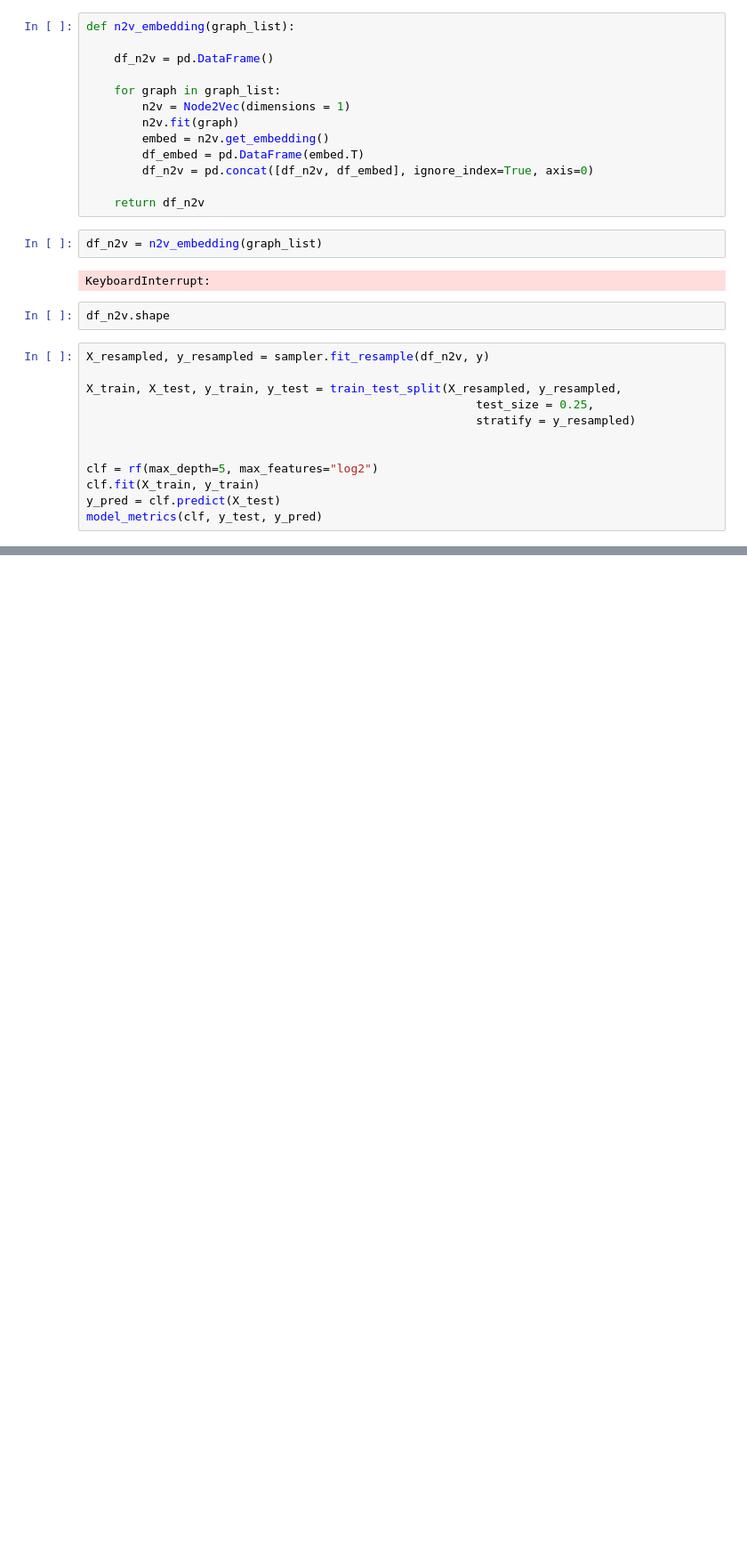
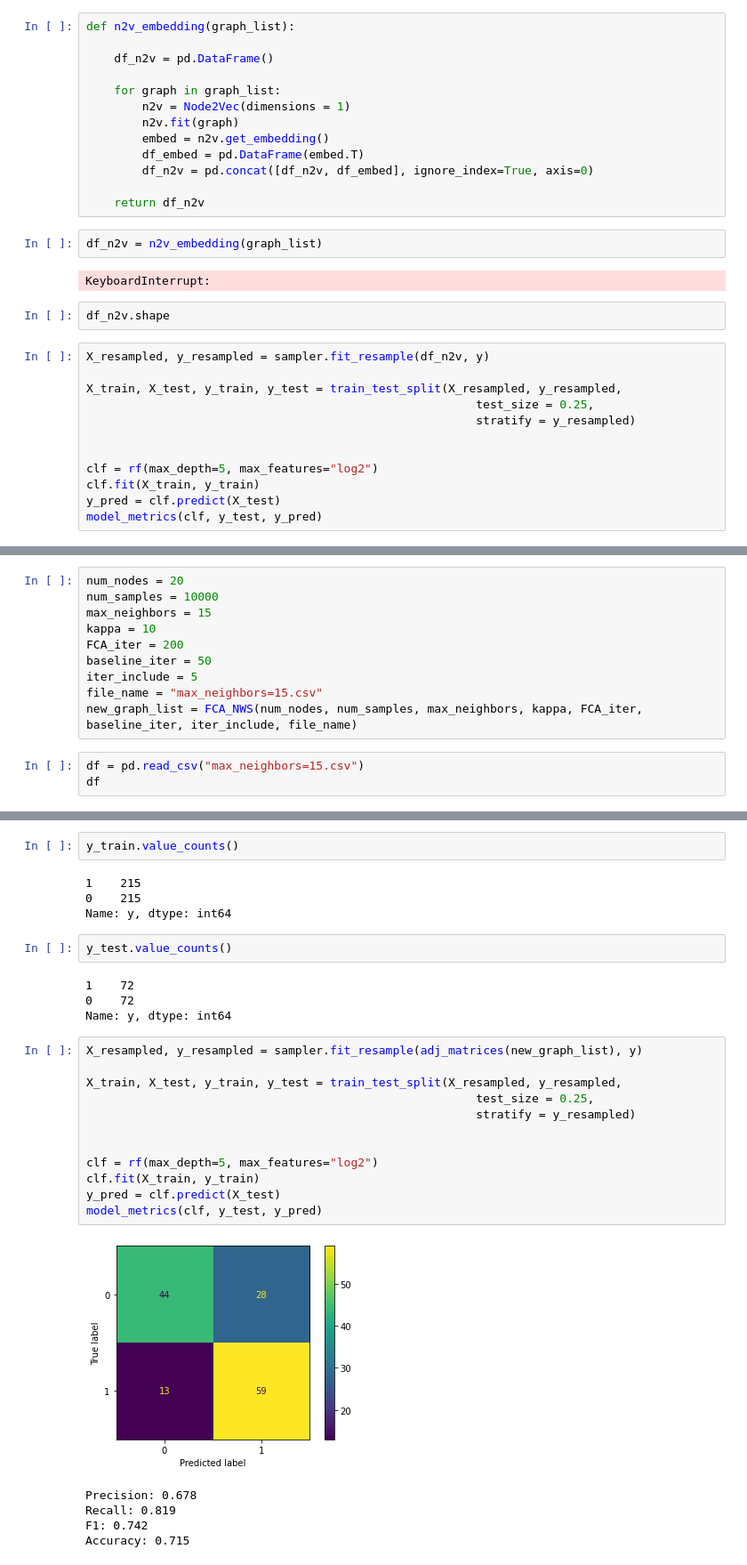
Before and after one commit to BryaneX455/reu2022, a Jupyter notebook: FCA Model/FCA_SpectralEmbedding.ipynb, the cells around one changed output, grey strips where cells are left out. Shown at 89% size. Cells and saved outputs as stored; diff of their text form; blank space fills up the shorter version.

```diff
--- a/FCA Model/FCA_SpectralEmbedding.ipynb
+++ b/FCA Model/FCA_SpectralEmbedding.ipynb
@@ -478,0 +559,13 @@ Accuracy: 0.818
+# %%
+num_nodes = 20
+num_samples = 10000
+max_neighbors = 15
+kappa = 10
+FCA_iter = 200
+baseline_iter = 50
+iter_include = 5
+file_name = "max_neighbors=15.csv"
+new_graph_list = FCA_NWS(num_nodes, num_samples, max_neighbors, kappa, FCA_iter, baseline_iter, iter_include, file_name)
+# %%
+df = pd.read_csv("max_neighbors=15.csv")
+df
@@ -478,0 +626,30 @@ Accuracy: 0.818
+# %%
+y_train.value_counts()
+# %% [output]
+1    215
+0    215
+Name: y, dtype: int64
+# %%
+y_test.value_counts()
+# %% [output]
+1    72
+0    72
+Name: y, dtype: int64
+# %%
+X_resampled, y_resampled = sampler.fit_resample(adj_matrices(new_graph_list), y)
+
+X_train, X_test, y_train, y_test = train_test_split(X_resampled, y_resampled,
+                                                        test_size = 0.25,
+                                                        stratify = y_resampled)
+
+
+clf = rf(max_depth=5, max_features="log2")
+clf.fit(X_train, y_train)
+y_pred = clf.predict(X_test)
+model_metrics(clf, y_test, y_pred)
+# %% [output]
+[figure, added]
+Precision: 0.678
+Recall: 0.819
+F1: 0.742
+Accuracy: 0.715
```
Also changed, not shown: parts of 54 cells of this notebook.
